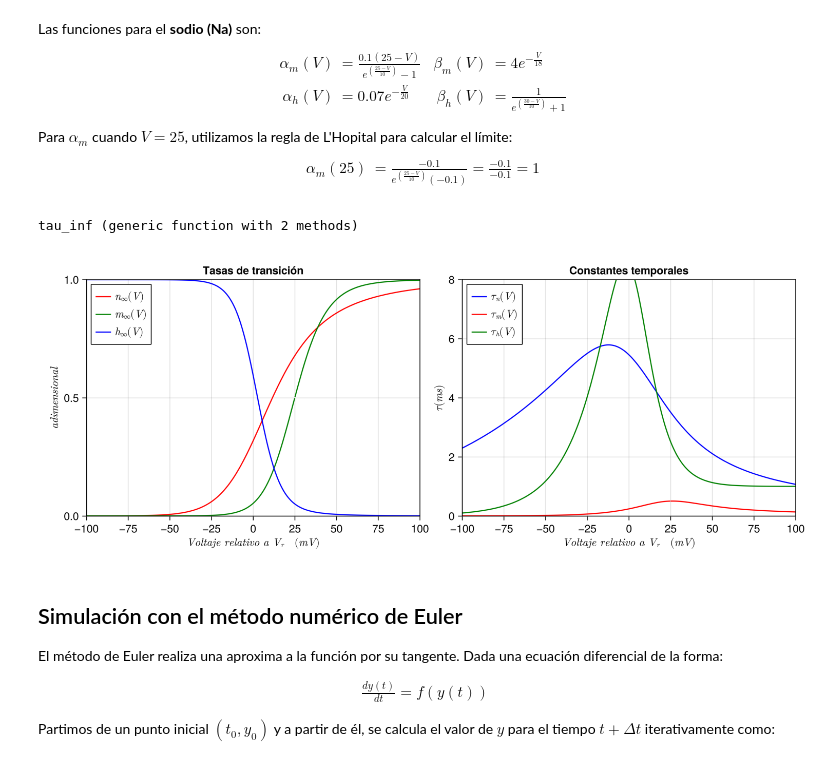
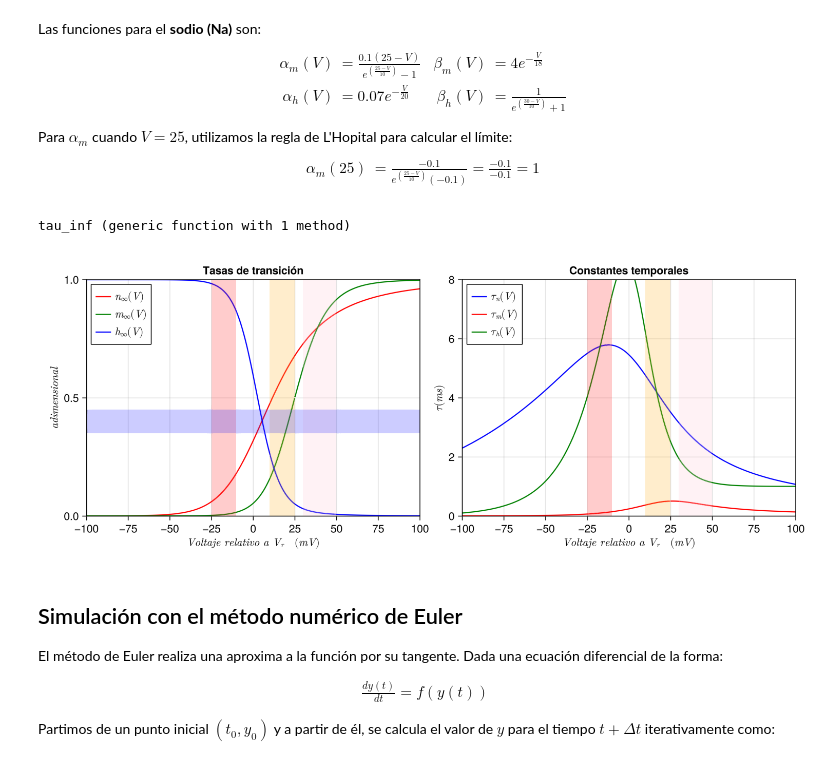
Before and after one commit to curenosm/RN-20242, a Jupyter notebook: RedesNeuronalesJuliaFCiencias/src/julia-notebooks/00_modelo_hudgkin_huxley/modelo_de_hodgkin_huxley.ipynb, the cells around one changed output. Cells and saved outputs as stored; diff of their text form; code cells hidden in the pictures.

```diff
--- a/RedesNeuronalesJuliaFCiencias/src/julia-notebooks/00_modelo_hudgkin_huxley/modelo_de_hodgkin_huxley.ipynb
+++ b/RedesNeuronalesJuliaFCiencias/src/julia-notebooks/00_modelo_hudgkin_huxley/modelo_de_hodgkin_huxley.ipynb
@@ -135,9 +120,9 @@ Para $\alpha_m$ cuando $V = 25$, utilizamos la regla de L'Hopital para calcular
                = \frac{-0.1}{-0.1} = 1
 \end{align}
 # %%
-include("./funciones.jl")
+include("./code/funciones.jl")
 # %% [output]
-tau_inf (generic function with 2 methods)
+tau_inf (generic function with 1 method)
 # %%
 V = -150:0.1:150
 alpha = alpha_n.(V)
@@ -157,34 +142,42 @@ axess = [
         title="Constantes temporales",
         xlabel=L"\textit{Voltaje relativo a } V_r \quad (mV)",
         ylabel=L"\tau (ms)",
         xticks=[-100, -75, -50, -25, 0, 25, 50, 75, 100],
     )
 ]
 
 alpha = alpha_n.(V)
 beta = beta_n.(V)
 lines!(axess[1], V, n_inf(alpha, beta), color=:red, label=L"n_{\infty}(V)")
 lines!(axess[2], V, tau_inf(alpha, beta), color=:blue, label=L"\tau_{n}(V)")
 
 alpha = alpha_m.(V)
 beta = beta_m.(V)
 lines!(axess[1], V, n_inf(alpha, beta), color=:green, label=L"m_{\infty}(V)")
 lines!(axess[2], V, tau_inf(alpha, beta), color=:red, label=L"\tau_{m}(V)")
 
 alpha = alpha_h.(V)
 beta = beta_h.(V)
 lines!(axess[1], V, n_inf(alpha, beta), color=:blue, label=L"h_{\infty}(V)")
 lines!(axess[2], V, tau_inf(alpha, beta), color=:green, label=L"\tau_{h}(V)")
 
+# Configurando las regiones de la primera gráfica
+vspan!(axess[1], [-25, 10, 30], [-10, 25, 50],
+    color = [(c, 0.2) for c in [:red, :orange, :pink]])
+hspan!(axess[1], 0.35, 0.45, color = (:blue, 0.2))
+
+# Configurando las regiones de la segunda gráfica
+vspan!(axess[2], [-25, 10, 30], [-10, 25, 50],
+    color = [(c, 0.2) for c in [:red, :orange, :pink]])
 
 limits!(axess[1], -100, 100, 0, 1.0)
 limits!(axess[2], -100, 100, 0, 8.0)
 axislegend(axess[1], unique=false, merge=true, position=:lt)
 axislegend(axess[2], unique=false, merge=true, position=:lt)
 
 f
 # %% [output]
-[figure, old version]
+[figure, new version]
 # %% [markdown]
 ## Simulación con el método numérico de Euler
 
```
Also changed, not shown: parts of 5 cells of this notebook, 8 other files.
